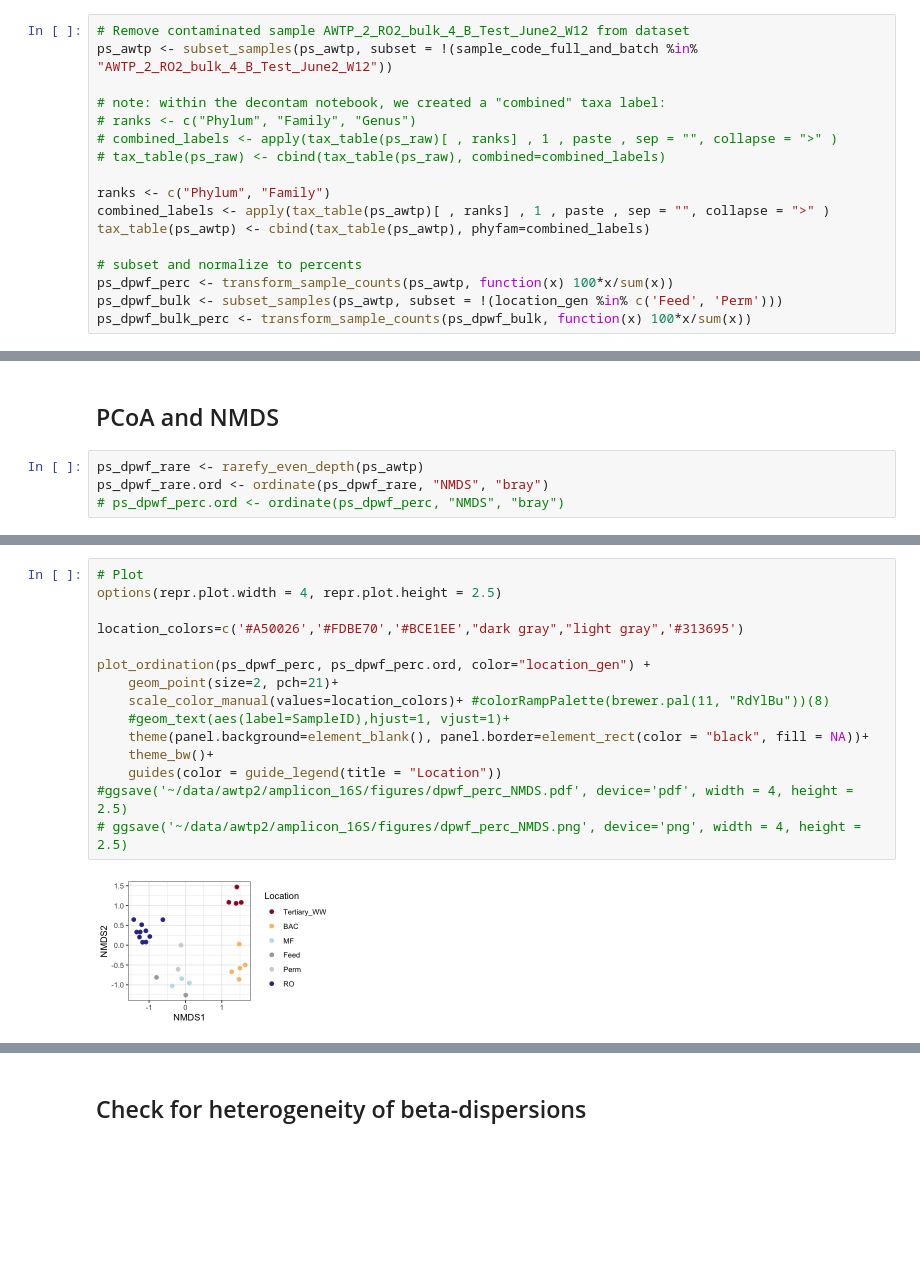
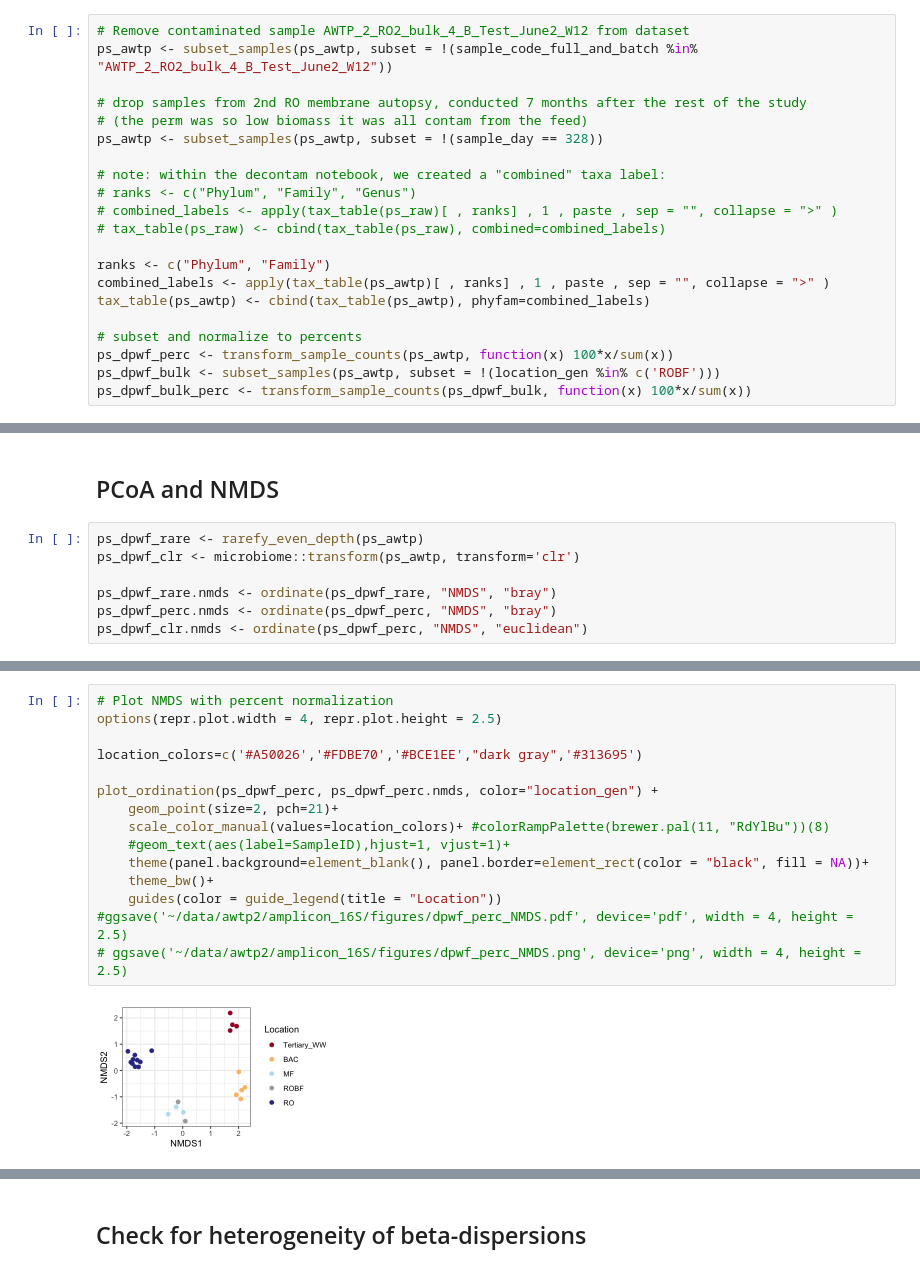
Before and after one commit to rosekantor/awtp2, a Jupyter notebook: awtp2_16S_analysis_052223.ipynb, the cells around one changed output, grey strips where cells are left out. Saved outputs shown, nothing was run; the diff lists cells and outputs as text; blank space fills up the shorter version.

```diff
--- a/awtp2_16S_analysis_052223.ipynb
+++ b/awtp2_16S_analysis_052223.ipynb
@@ -200,6 +236,10 @@ Run 20 stress 0.110485
 # %%
 # Remove contaminated sample AWTP_2_RO2_bulk_4_B_Test_June2_W12 from dataset
 ps_awtp <- subset_samples(ps_awtp, subset = !(sample_code_full_and_batch %in% "AWTP_2_RO2_bulk_4_B_Test_June2_W12"))
+
+# drop samples from 2nd RO membrane autopsy, conducted 7 months after the rest of the study
+# (the perm was so low biomass it was all contam from the feed)
+ps_awtp <- subset_samples(ps_awtp, subset = !(sample_day == 328))
 
 # note: within the decontam notebook, we created a "combined" taxa label:
 # ranks <- c("Phylum", "Family", "Genus")
@@ -212,5 +252,5 @@ tax_table(ps_awtp) <- cbind(tax_table(ps_awtp), phyfam=combined_labels)
 
 # subset and normalize to percents
 ps_dpwf_perc <- transform_sample_counts(ps_awtp, function(x) 100*x/sum(x))
-ps_dpwf_bulk <- subset_samples(ps_awtp, subset = !(location_gen %in% c('Feed', 'Perm')))
+ps_dpwf_bulk <- subset_samples(ps_awtp, subset = !(location_gen %in% c('ROBF')))
 ps_dpwf_bulk_perc <- transform_sample_counts(ps_dpwf_bulk, function(x) 100*x/sum(x))
@@ -504,8 +595,11 @@ Warning message:
 ## PCoA and NMDS
 # %%
 ps_dpwf_rare <- rarefy_even_depth(ps_awtp)
-ps_dpwf_rare.ord <- ordinate(ps_dpwf_rare, "NMDS", "bray")
-# ps_dpwf_perc.ord <- ordinate(ps_dpwf_perc, "NMDS", "bray")
+ps_dpwf_clr <- microbiome::transform(ps_awtp, transform='clr')
+
+ps_dpwf_rare.nmds <- ordinate(ps_dpwf_rare, "NMDS", "bray")
+ps_dpwf_perc.nmds <- ordinate(ps_dpwf_perc, "NMDS", "bray")
+ps_dpwf_clr.nmds <- ordinate(ps_dpwf_perc, "NMDS", "euclidean")
 # %% [output]
 You set `rngseed` to FALSE. Make sure you've set & recorded
  the random seed of your session for reproducibility.
@@ -559,17 +691,17 @@ plot_ordination(ps_awtp, ps_dpwf_rare.ord, color="location_gen") +
 # %%
-# Plot
+# Plot NMDS with percent normalization
 options(repr.plot.width = 4, repr.plot.height = 2.5)
 
-location_colors=c('#A50026','#FDBE70','#BCE1EE',"dark gray","light gray",'#313695')
+location_colors=c('#A50026','#FDBE70','#BCE1EE',"dark gray",'#313695')
 
-plot_ordination(ps_dpwf_perc, ps_dpwf_perc.ord, color="location_gen") +
+plot_ordination(ps_dpwf_perc, ps_dpwf_perc.nmds, color="location_gen") +
     geom_point(size=2, pch=21)+
     scale_color_manual(values=location_colors)+ #colorRampPalette(brewer.pal(11, "RdYlBu"))(8)
     #geom_text(aes(label=SampleID),hjust=1, vjust=1)+
     theme(panel.background=element_blank(), panel.border=element_rect(color = "black", fill = NA))+
     theme_bw()+
     guides(color = guide_legend(title = "Location"))
 #ggsave('~/data/awtp2/amplicon_16S/figures/dpwf_perc_NMDS.pdf', device='pdf', width = 4, height = 2.5)
 # ggsave('~/data/awtp2/amplicon_16S/figures/dpwf_perc_NMDS.png', device='png', width = 4, height = 2.5)
 # %% [output]
-[figure, old version]
+[figure, new version]
```
Also changed, not shown: parts of 38 cells of this notebook, 3 other files.
